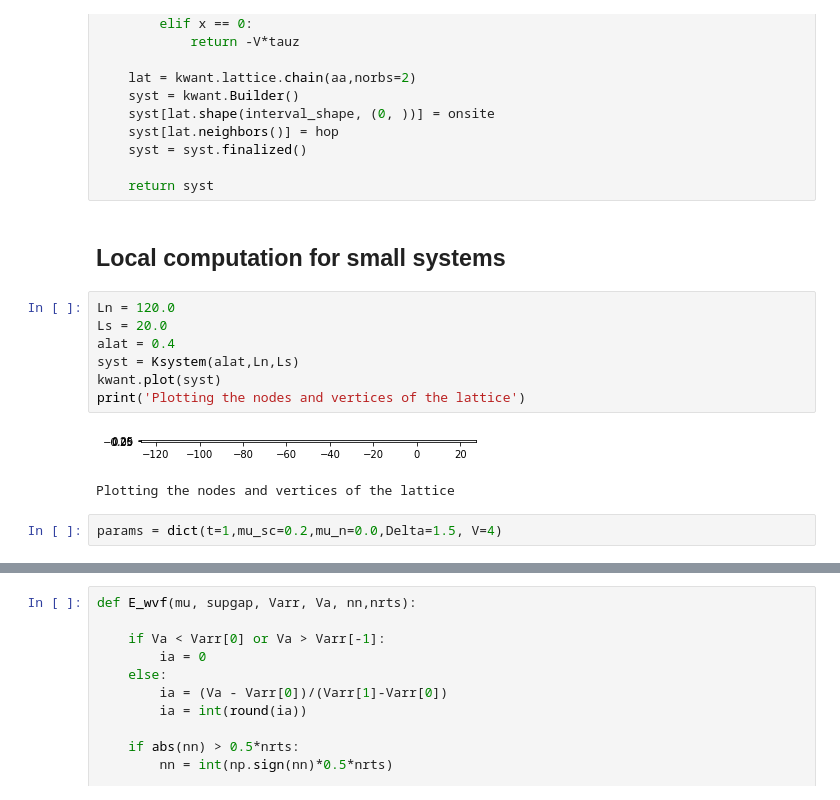
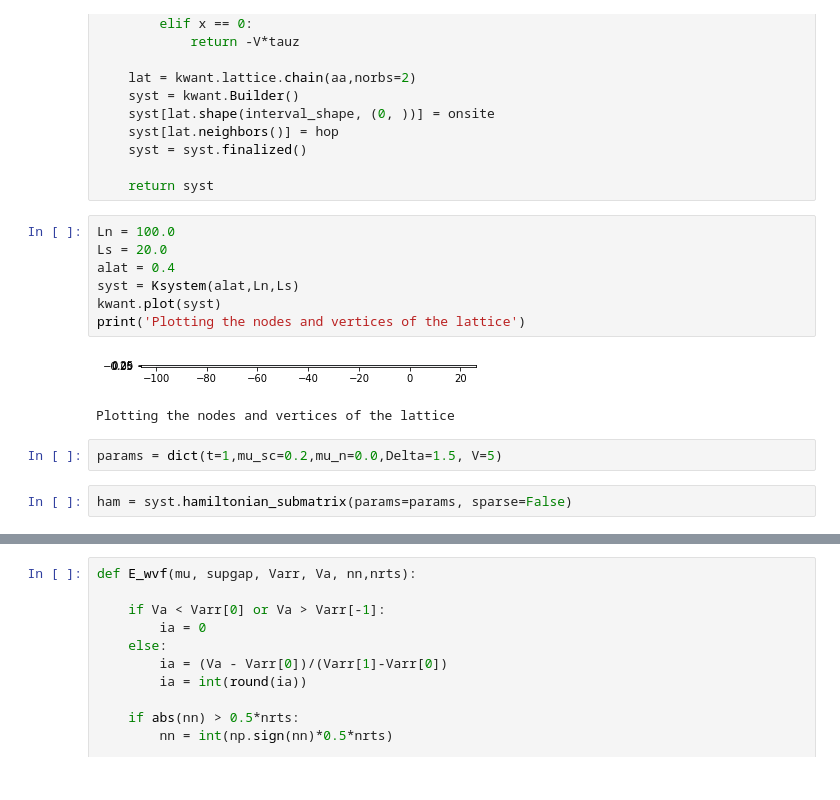
Before and after one commit to LeoFer-Bec/Topo_Supercond_notes, a Jupyter notebook: 5_Entropy_Kitaev_chain_SOC_NW.ipynb, the cells around one changed output, grey strips where cells are left out. Cells and saved outputs as stored; diff of their text form.

```diff
--- a/5_Entropy_Kitaev_chain_SOC_NW.ipynb
+++ b/5_Entropy_Kitaev_chain_SOC_NW.ipynb
@@ -67,17 +69,17 @@ def Ksystem(aa, LN, LS):
     syst = syst.finalized()
 
     return syst
-# %% [markdown]
-## Local computation for small systems
 # %%
-Ln = 120.0
+Ln = 100.0
 Ls = 20.0
 alat = 0.4
 syst = Ksystem(alat,Ln,Ls)
 kwant.plot(syst)
 print('Plotting the nodes and vertices of the lattice')
 # %% [output]
-[figure, old version]
+[figure, new version]
 Plotting the nodes and vertices of the lattice
 # %%
-params = dict(t=1,mu_sc=0.2,mu_n=0.0,Delta=1.5, V=4)
+params = dict(t=1,mu_sc=0.2,mu_n=0.0,Delta=1.5, V=5)
+# %%
+ham = syst.hamiltonian_submatrix(params=params, sparse=False)
```
Also changed, not shown: parts of 21 cells of this notebook.
